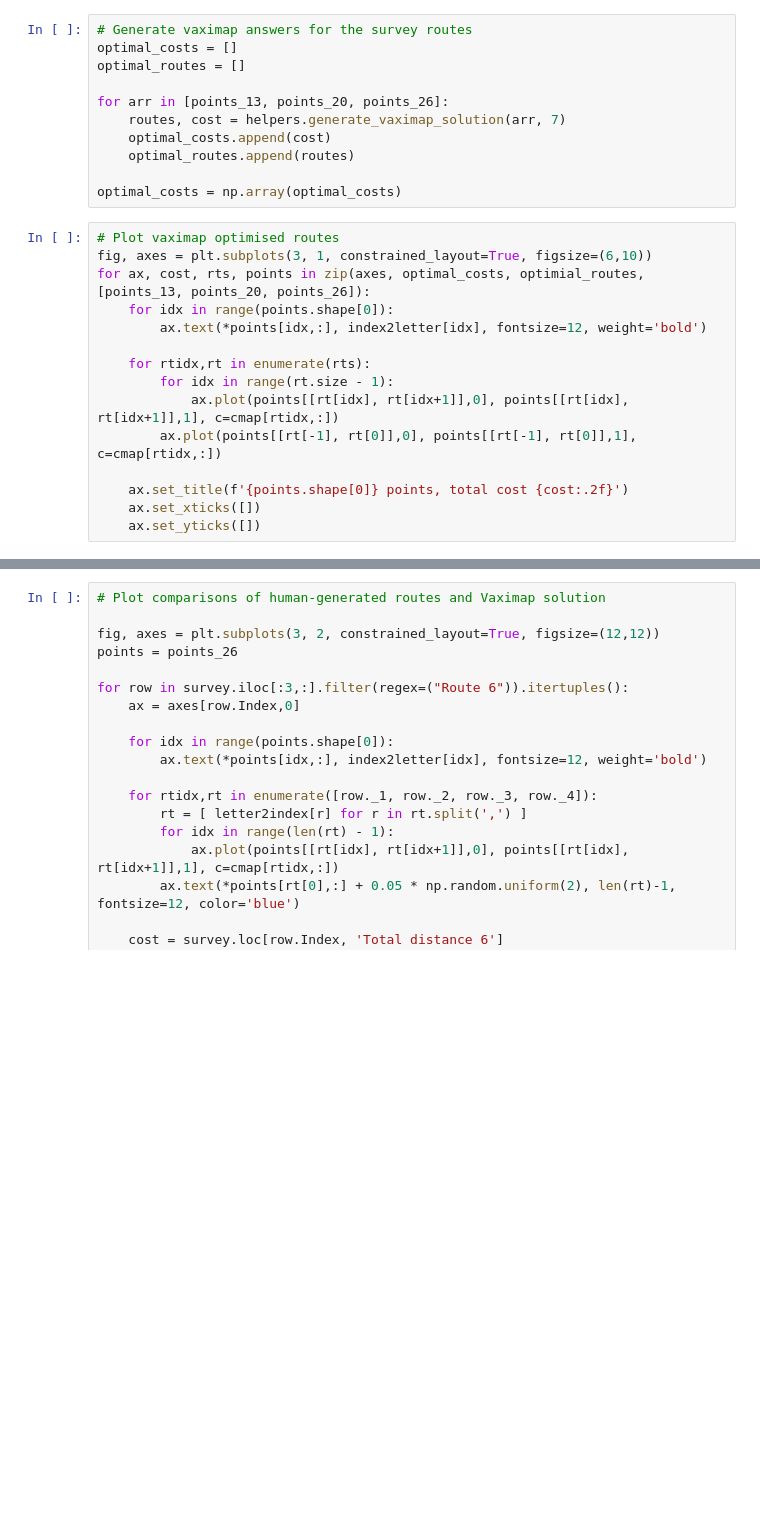
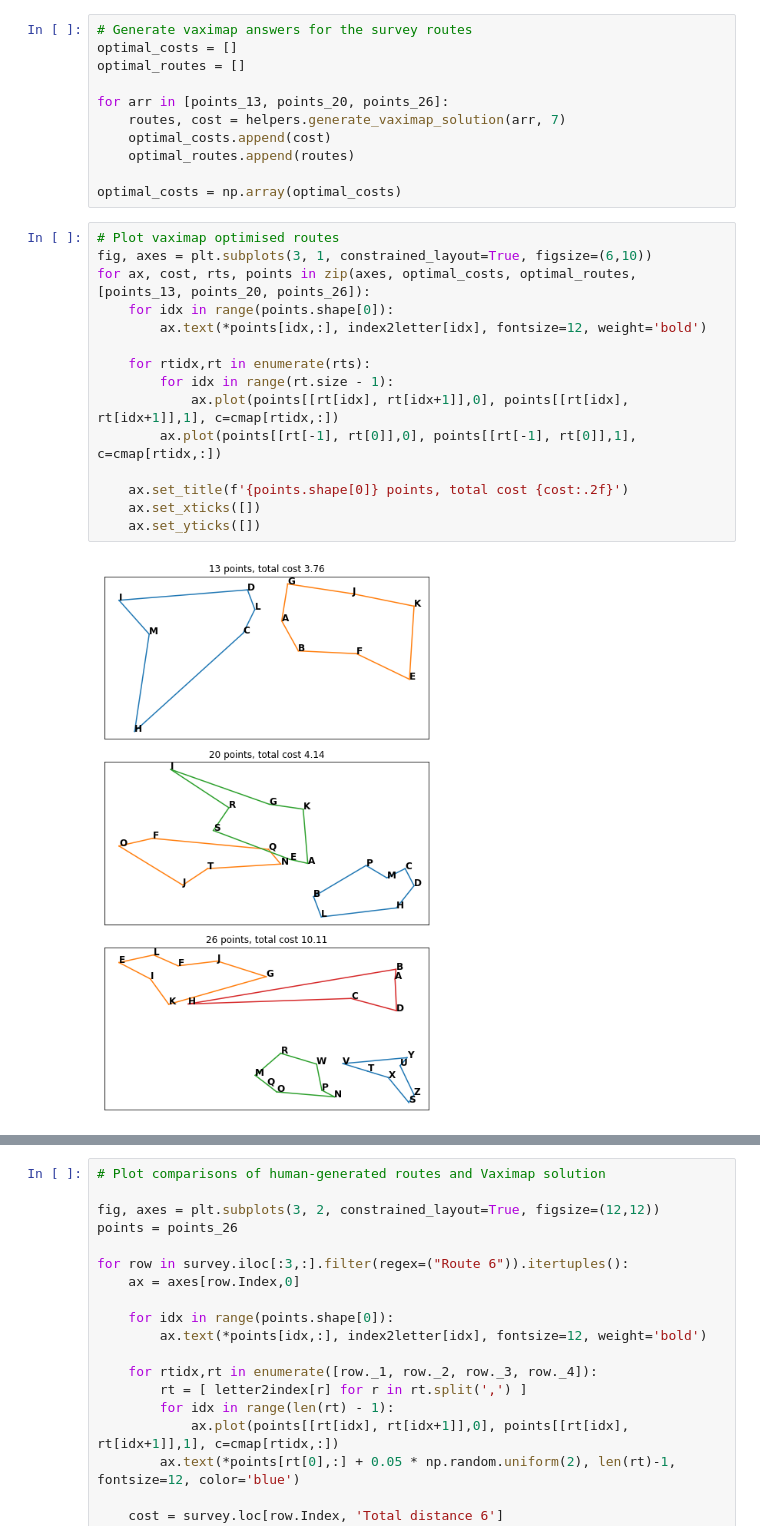
Before and after one commit to tomfrankkirk/vaximap_paper, a Jupyter notebook: survey/survey_analysis.ipynb, the cells around one changed output, grey strips where cells are left out. Cells and saved outputs as stored; diff of their text form; blank space fills up the shorter version.

```diff
--- a/survey/survey_analysis.ipynb
+++ b/survey/survey_analysis.ipynb
@@ -190,18 +190,20 @@ optimal_costs = np.array(optimal_costs)
 # %%
 # Plot vaximap optimised routes
 fig, axes = plt.subplots(3, 1, constrained_layout=True, figsize=(6,10))
-for ax, cost, rts, points in zip(axes, optimal_costs, optimial_routes, [points_13, points_20, points_26]):
+for ax, cost, rts, points in zip(axes, optimal_costs, optimal_routes, [points_13, points_20, points_26]):
     for idx in range(points.shape[0]):
         ax.text(*points[idx,:], index2letter[idx], fontsize=12, weight='bold')
 
     for rtidx,rt in enumerate(rts):
         for idx in range(rt.size - 1):
             ax.plot(points[[rt[idx], rt[idx+1]],0], points[[rt[idx], rt[idx+1]],1], c=cmap[rtidx,:])
         ax.plot(points[[rt[-1], rt[0]],0], points[[rt[-1], rt[0]],1], c=cmap[rtidx,:])
 
     ax.set_title(f'{points.shape[0]} points, total cost {cost:.2f}')
     ax.set_xticks([])
     ax.set_yticks([])
+# %% [output]
+[figure, added]
 # %%
 # Calculate the penalty, defined by the fraction difference in length from the vaximap solution
 penalty = survey.loc[:, ['Total distance 4', 'Total distance 5', 'Total distance 6']].values
```
Also changed, not shown: parts of 5 cells of this notebook, 24 other files.
